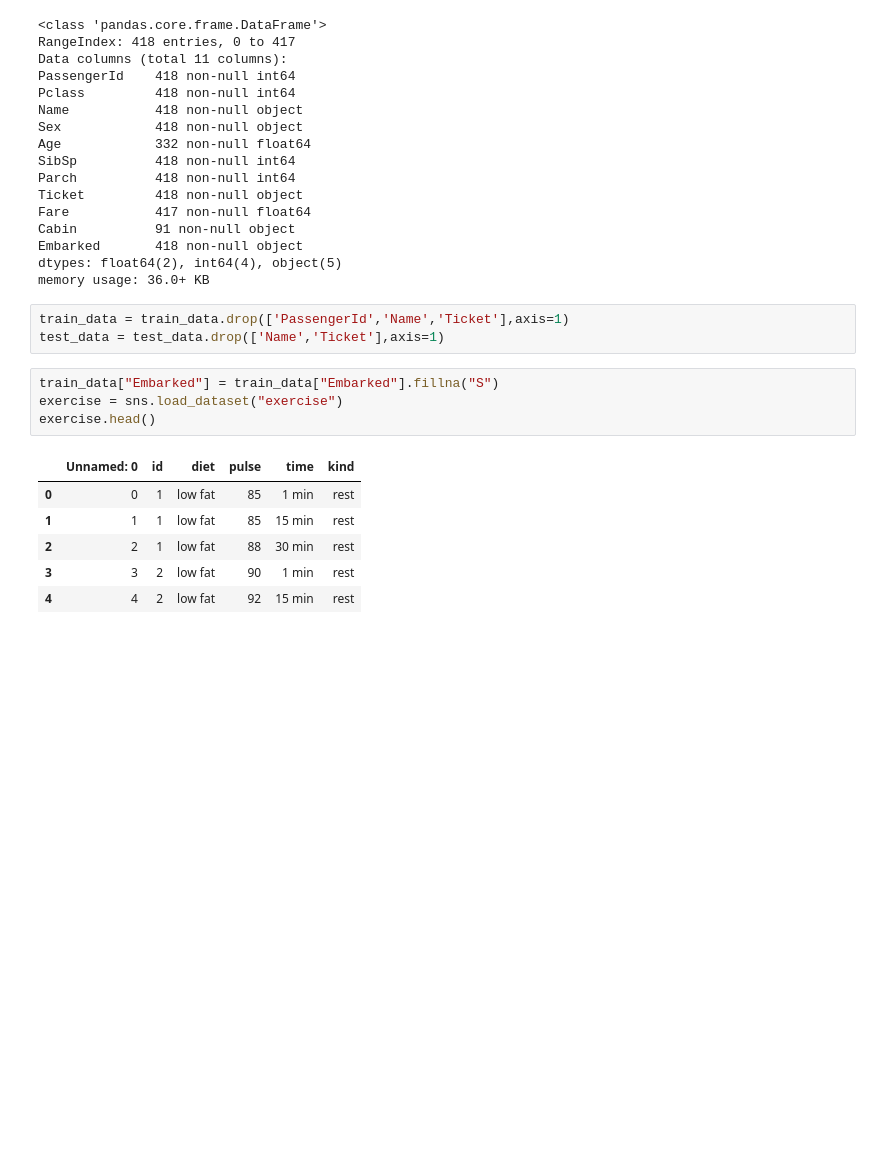
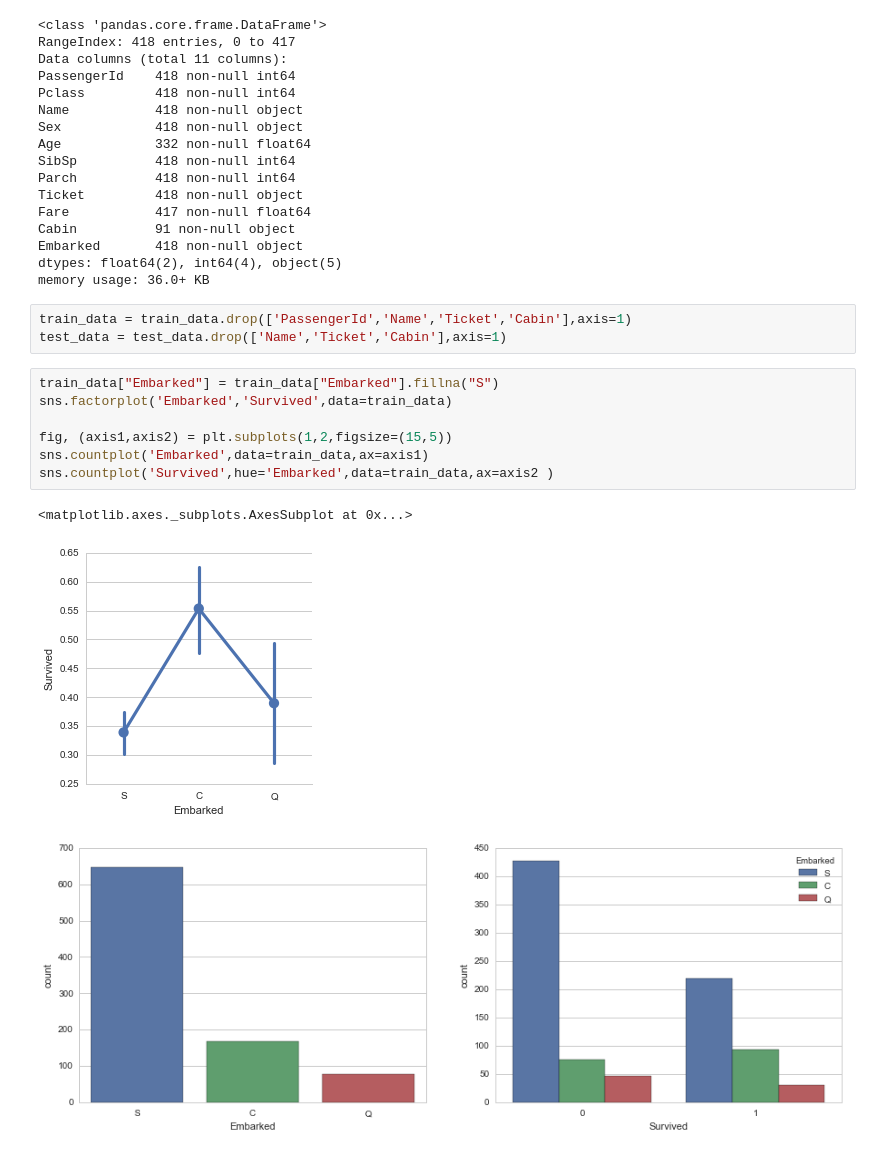
Before and after one commit to kc1194/Kaggle-Code, a Jupyter notebook: Titanic Attempt.ipynb, the cells around one changed output. Drawn from its saved outputs; the diff is of its cells as text; blank space fills up the shorter version.

```diff
--- a/Titanic Attempt.ipynb
+++ b/Titanic Attempt.ipynb
@@ -65,16 +66,16 @@ Embarked       418 non-null object
 dtypes: float64(2), int64(4), object(5)
 memory usage: 36.0+ KB
 # %%
-train_data = train_data.drop(['PassengerId','Name','Ticket'],axis=1)
-test_data = test_data.drop(['Name','Ticket'],axis=1)
+train_data = train_data.drop(['PassengerId','Name','Ticket','Cabin'],axis=1)
+test_data = test_data.drop(['Name','Ticket','Cabin'],axis=1)
-# %%
-train_data["Embarked"] = train_data["Embarked"].fillna("S")
-exercise = sns.load_dataset("exercise")
-exercise.head()
-# %% [output]
-|  | Unnamed: 0 | id | diet | pulse | time | kind |
-| 0 | 0 | 1 | low fat | 85 | 1 min | rest |
-| 1 | 1 | 1 | low fat | 85 | 15 min | rest |
-| 2 | 2 | 1 | low fat | 88 | 30 min | rest |
-| 3 | 3 | 2 | low fat | 90 | 1 min | rest |
-| 4 | 4 | 2 | low fat | 92 | 15 min | rest |
+# %%
+train_data["Embarked"] = train_data["Embarked"].fillna("S")
+sns.factorplot('Embarked','Survived',data=train_data)
+
+fig, (axis1,axis2) = plt.subplots(1,2,figsize=(15,5))
+sns.countplot('Embarked',data=train_data,ax=axis1)
+sns.countplot('Survived',hue='Embarked',data=train_data,ax=axis2 )
+# %% [output]
+<matplotlib.axes._subplots.AxesSubplot at 0x...>
+[figure, added]
+[figure, added]
```
Also changed, not shown: parts of 4 cells of this notebook.
